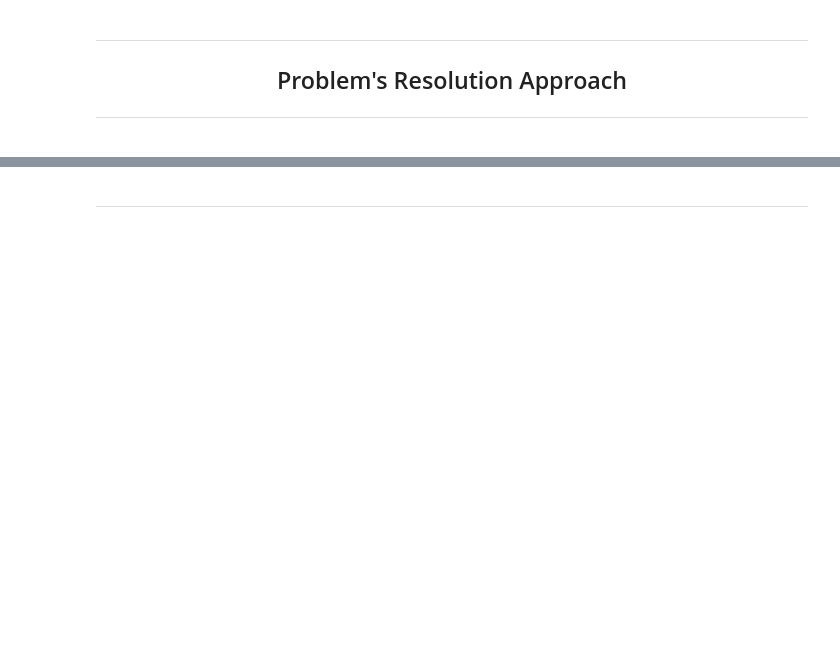
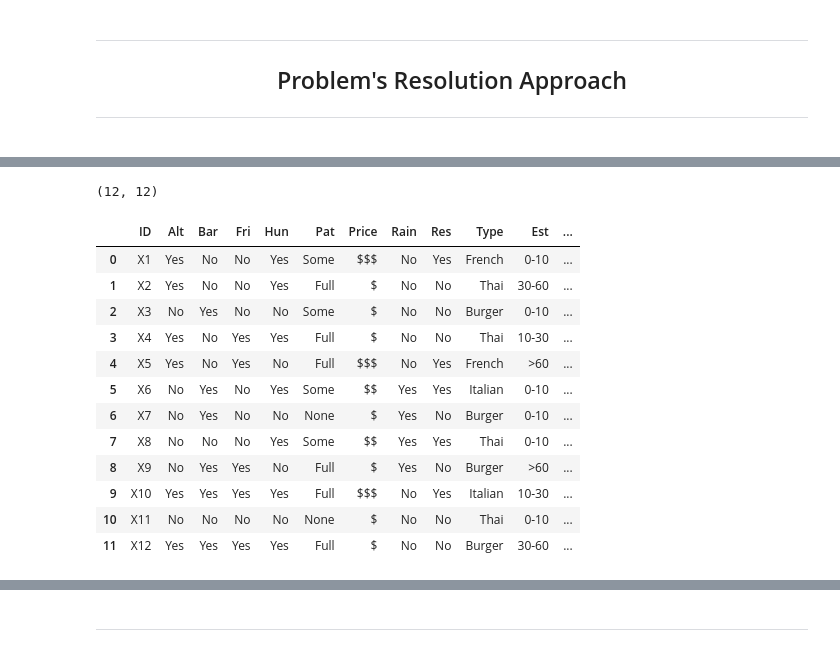
Before and after one commit to EstevesX10/AI-Decision-Trees-ID3, a Jupyter notebook: Decision Trees - ID3/Decision_Trees_ID3.ipynb, the cells around one changed output, grey strips where cells are left out. Cells and saved outputs as stored; diff of their text form; code cells hidden in the pictures; blank space fills up the shorter version.

Commit message:
Implemented a Class to better handle the Datasets

```diff
--- a/Decision Trees - ID3/Decision_Trees_ID3.ipynb
+++ b/Decision Trees - ID3/Decision_Trees_ID3.ipynb
@@ -261,39 +268,6 @@ class DecisionTree:
     def accuracy(self, y_test, y_predicted):
         # Returns the Accuracy of the Model
         return sum(y_test == y_predicted) / len(y_test)
-# %%
-def label_encoder(array):
-    # Find Unique Values
-    unique_labels = np.unique(array)
-
-    # Generate a mapping from label to integer
-    label_encoder = {label: idx for idx, label in enumerate(unique_labels)}
-
-    # Creating a Label Decoder
-    label_decoder = {idx:label for label, idx in label_encoder.items()}
-
-    # Map the original array to the integer labels
-    encoded_labels = np.array([label_encoder[label] for label in array])
-    return encoded_labels, label_decoder
-# %%
-def train_test_split(df, test_size=0.3):
-    if test_size > 1 or test_size < 0:
-        raise Exception("Invalid Test Size Proprotion (Must be between 0 - 1)")
-
-    shuffled_df = df.sample(frac=1)
-
-    train_size = int((1-test_size) * len(df))
-
-    train_set = shuffled_df[:train_size]
-    test_set = shuffled_df[train_size:]
-
-    X_Train = train_set.iloc[: ,:-1].to_numpy()
-    Y_Train, _ = label_encoder(train_set.iloc[:, -1:].squeeze().to_numpy())
-
-    X_Test = test_set.iloc[: ,:-1].to_numpy()
-    Y_Test, _ = label_encoder(test_set.iloc[:, -1:].squeeze().to_numpy())
-
-    return X_Train, X_Test, Y_Train, Y_Test
 # %% [markdown]
 <div align="center">
 
@@ -313,0 +386,19 @@ restaurant_df.head()
+# %%
+restaurant = Dataset(file_path='./Datasets/restaurant.csv')
+print(restaurant.df.shape)
+restaurant.df
+# %% [output]
+(12, 12)
+|  | ID | Alt | Bar | Fri | Hun | Pat | Price | Rain | Res | Type | Est | ... |
+| 0 | X1 | Yes | No | No | Yes | Some | $$$ | No | Yes | French | 0-10 | ... |
+| 1 | X2 | Yes | No | No | Yes | Full | $ | No | No | Thai | 30-60 | ... |
+| 2 | X3 | No | Yes | No | No | Some | $ | No | No | Burger | 0-10 | ... |
+| 3 | X4 | Yes | No | Yes | Yes | Full | $ | No | No | Thai | 10-30 | ... |
+| 4 | X5 | Yes | No | Yes | No | Full | $$$ | No | Yes | French | >60 | ... |
+| 5 | X6 | No | Yes | No | Yes | Some | $$ | Yes | Yes | Italian | 0-10 | ... |
+| 6 | X7 | No | Yes | No | No | None | $ | Yes | No | Burger | 0-10 | ... |
+| 7 | X8 | No | No | No | Yes | Some | $$ | Yes | Yes | Thai | 0-10 | ... |
+| 8 | X9 | No | Yes | Yes | No | Full | $ | Yes | No | Burger | >60 | ... |
+| 9 | X10 | Yes | Yes | Yes | Yes | Full | $$$ | No | Yes | Italian | 10-30 | ... |
+| 10 | X11 | No | No | No | No | None | $ | No | No | Thai | 0-10 | ... |
+| 11 | X12 | Yes | Yes | Yes | Yes | Full | $ | No | No | Burger | 30-60 | ... |
```
Also changed, not shown: parts of 14 cells of this notebook.
